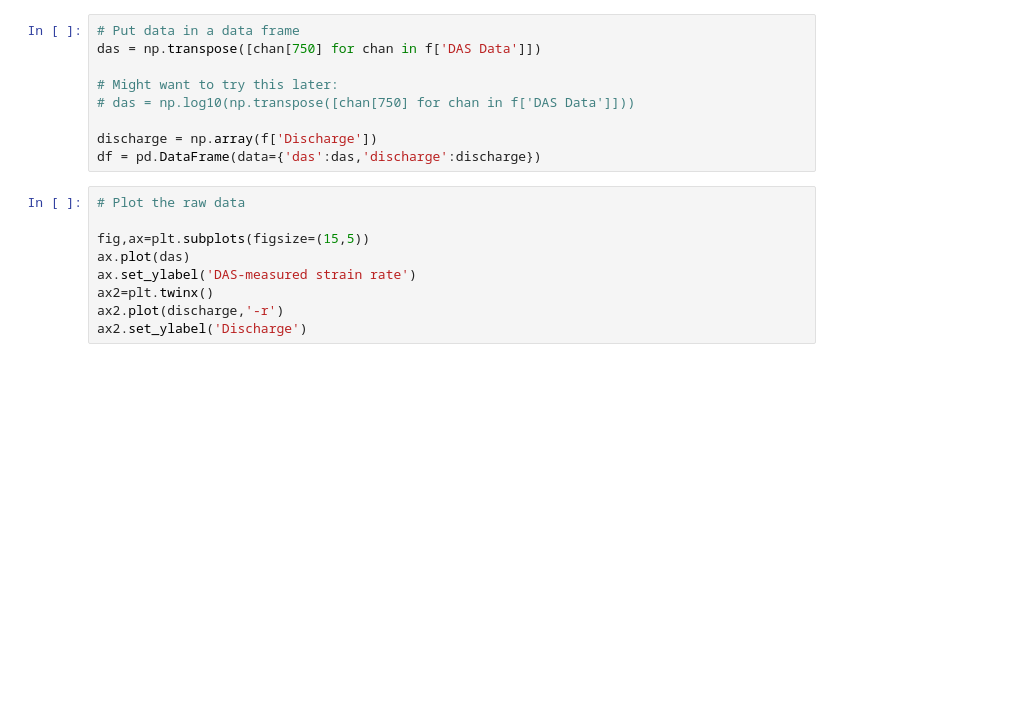
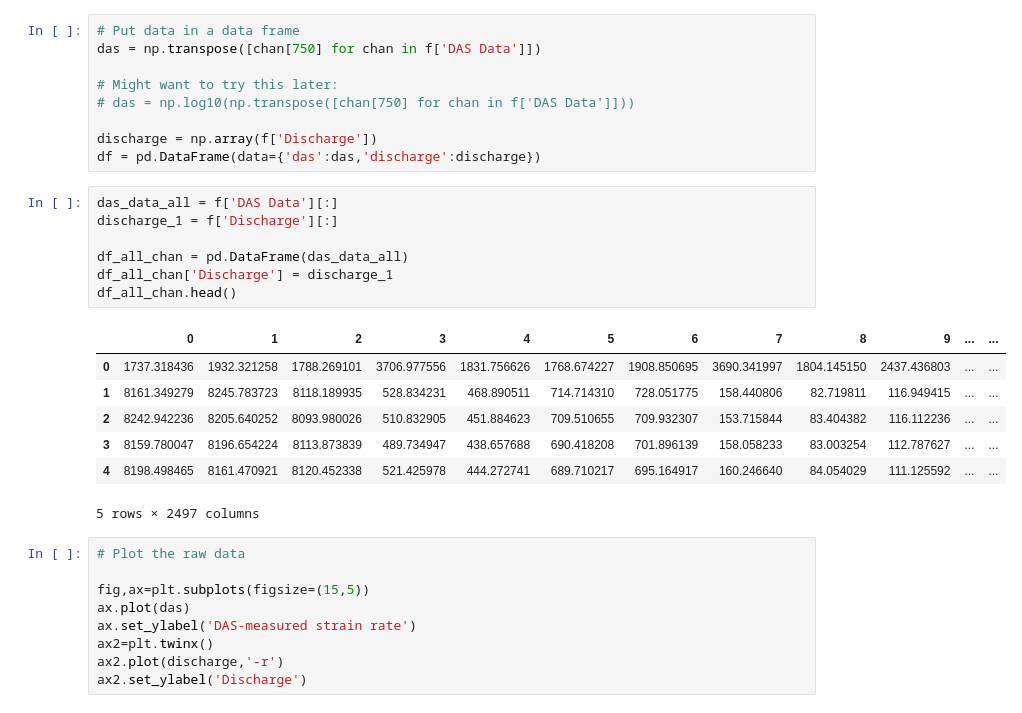
Before and after one commit to epic-research-group/das-to-discharge, a Jupyter notebook: rhone_timeseries.ipynb, the cells around one changed output. Drawn from its saved outputs; the diff is of its cells as text; blank space fills up the shorter version.

```diff
--- a/rhone_timeseries.ipynb
+++ b/rhone_timeseries.ipynb
@@ -24,6 +22,21 @@ das = np.transpose([chan[750] for chan in f['DAS Data']])
 
 discharge = np.array(f['Discharge'])
 df = pd.DataFrame(data={'das':das,'discharge':discharge})
+# %%
+das_data_all = f['DAS Data'][:]
+discharge_1 = f['Discharge'][:]
+
+df_all_chan = pd.DataFrame(das_data_all)
+df_all_chan['Discharge'] = discharge_1
+df_all_chan.head()
+# %% [output]
+|  | 0 | 1 | 2 | 3 | 4 | 5 | 6 | 7 | 8 | 9 | ... | ... |
+| 0 | 1737.318436 | 1932.321258 | 1788.269101 | 3706.977556 | 1831.756626 | 1768.674227 | 1908.850695 | 3690.341997 | 1804.145150 | 2437.436803 | ... | ... |
+| 1 | 8161.349279 | 8245.783723 | 8118.189935 | 528.834231 | 468.890511 | 714.714310 | 728.051775 | 158.440806 | 82.719811 | 116.949415 | ... | ... |
+| 2 | 8242.942236 | 8205.640252 | 8093.980026 | 510.832905 | 451.884623 | 709.510655 | 709.932307 | 153.715844 | 83.404382 | 116.112236 | ... | ... |
+| 3 | 8159.780047 | 8196.654224 | 8113.873839 | 489.734947 | 438.657688 | 690.418208 | 701.896139 | 158.058233 | 83.003254 | 112.787627 | ... | ... |
+| 4 | 8198.498465 | 8161.470921 | 8120.452338 | 521.425978 | 444.272741 | 689.710217 | 695.164917 | 160.246640 | 84.054029 | 111.125592 | ... | ... |
+5 rows × 2497 columns
 # %%
 # Plot the raw data
 
```
Also changed, not shown: parts of 14 cells of this notebook.
